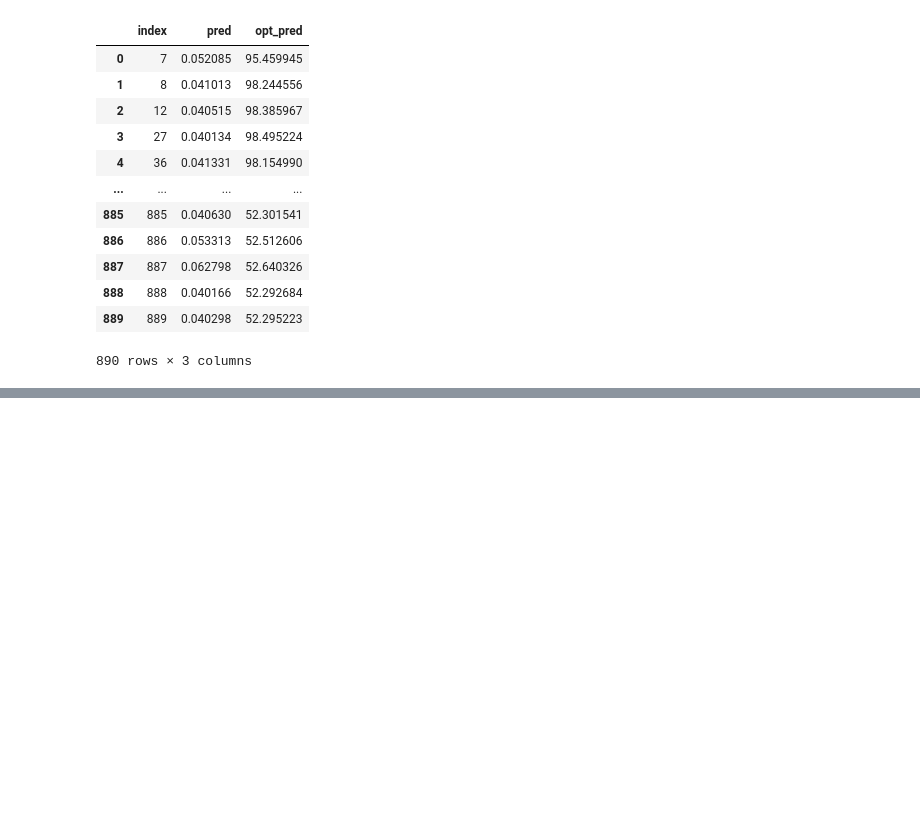
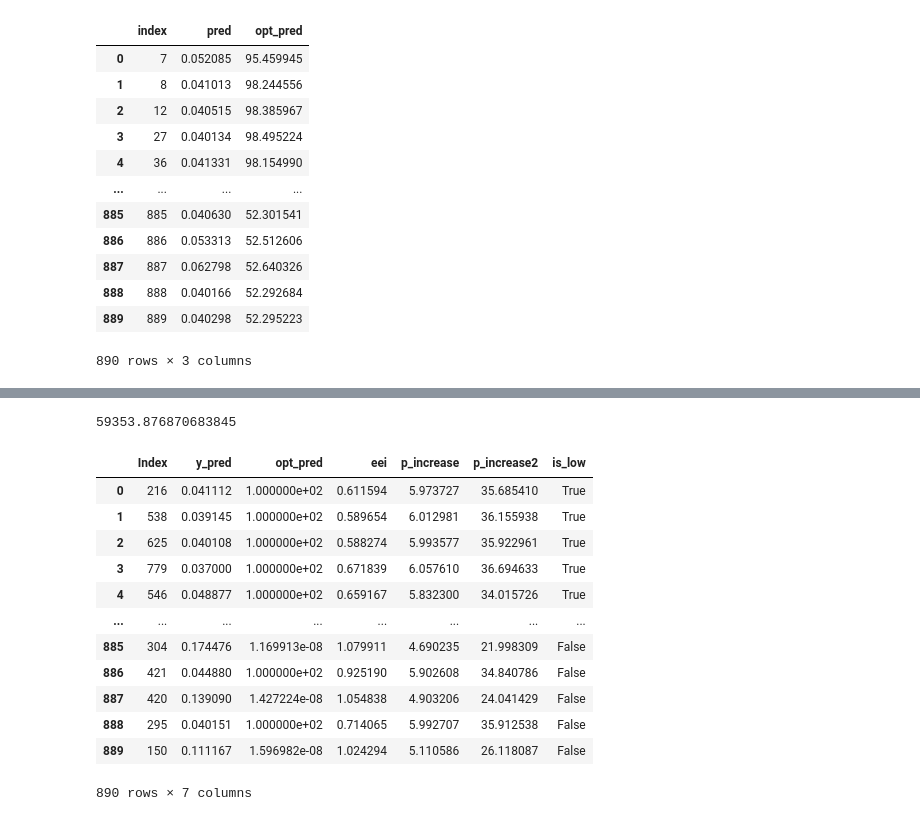
Before and after one commit to devrimcavusoglu/prohack, a Jupyter notebook: notebooks/eda/Energy Allocation Optimization.ipynb, the cells around one changed output, grey strips where cells are left out. Saved outputs shown, nothing was run; the diff lists cells and outputs as text; code cells hidden in the pictures; blank space fills up the shorter version.

```diff
--- a/notebooks/eda/Energy Allocation Optimization.ipynb
+++ b/notebooks/eda/Energy Allocation Optimization.ipynb
@@ -203,0 +217,24 @@ res_df.to_csv('../../submissions/pending/lgb_val0525.csv', index=False)
+# %%
+def neg_total_likely_increase(opt_pred, p_sqr):
+    return -sum((opt_pred * p_sqr**2) / 1000)
+
+
+def objective(energy, p2):
+    return neg_total_likely_increase(energy, p2)
+# %%
+m = test.shape[0]
+bounds = [(0,100) for _ in range(m)]
+
+# low_p2 = preds.loc[preds['eei'] < 0.7,'p_increase2'].copy().tolist()
+# high_p2 = preds.loc[preds['eei'] >= 0.7,'p_increase2'].copy().tolist()
+# m_low = len(low_p2)
+p2 = preds['p_increase2']
+
+cons = (
+    {"type": "ineq", "fun": lambda x: 50000 - sum(x)},
+    {"type": "ineq", "fun": lambda x: sum(x[:m_low]) - 5000}
+)
+
+history = minimize(objective, x0=np.zeros(m),
+                   args=(low_p2, high_p2),
+                   bounds=bounds, constraints=cons)
@@ -203,0 +263,21 @@ res_df.to_csv('../../submissions/pending/lgb_val0525.csv', index=False)
+# %%
+total_likely_increase(history.x, p2)
+# %% [output]
+59353.876870683845
+# %%
+preds['opt_pred'] = history.x
+preds
+# %% [output]
+|  | Index | y_pred | opt_pred | eei | p_increase | p_increase2 | is_low |
+| 0 | 216 | 0.041112 | 1.000000e+02 | 0.611594 | 5.973727 | 35.685410 | True |
+| 1 | 538 | 0.039145 | 1.000000e+02 | 0.589654 | 6.012981 | 36.155938 | True |
+| 2 | 625 | 0.040108 | 1.000000e+02 | 0.588274 | 5.993577 | 35.922961 | True |
+| 3 | 779 | 0.037000 | 1.000000e+02 | 0.671839 | 6.057610 | 36.694633 | True |
+| 4 | 546 | 0.048877 | 1.000000e+02 | 0.659167 | 5.832300 | 34.015726 | True |
+| ... | ... | ... | ... | ... | ... | ... | ... |
+| 885 | 304 | 0.174476 | 1.169913e-08 | 1.079911 | 4.690235 | 21.998309 | False |
+| 886 | 421 | 0.044880 | 1.000000e+02 | 0.925190 | 5.902608 | 34.840786 | False |
+| 887 | 420 | 0.139090 | 1.427224e-08 | 1.054838 | 4.903206 | 24.041429 | False |
+| 888 | 295 | 0.040151 | 1.000000e+02 | 0.714065 | 5.992707 | 35.912538 | False |
+| 889 | 150 | 0.111167 | 1.596982e-08 | 1.024294 | 5.110586 | 26.118087 | False |
+890 rows × 7 columns
```
Also changed, not shown: parts of 8 cells of this notebook.
